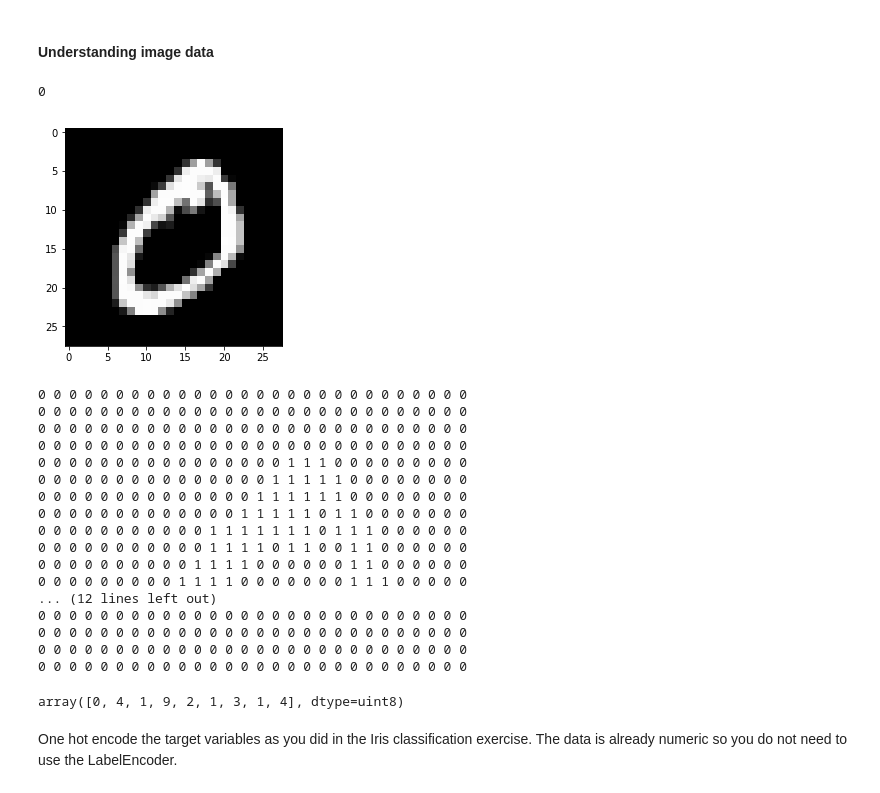
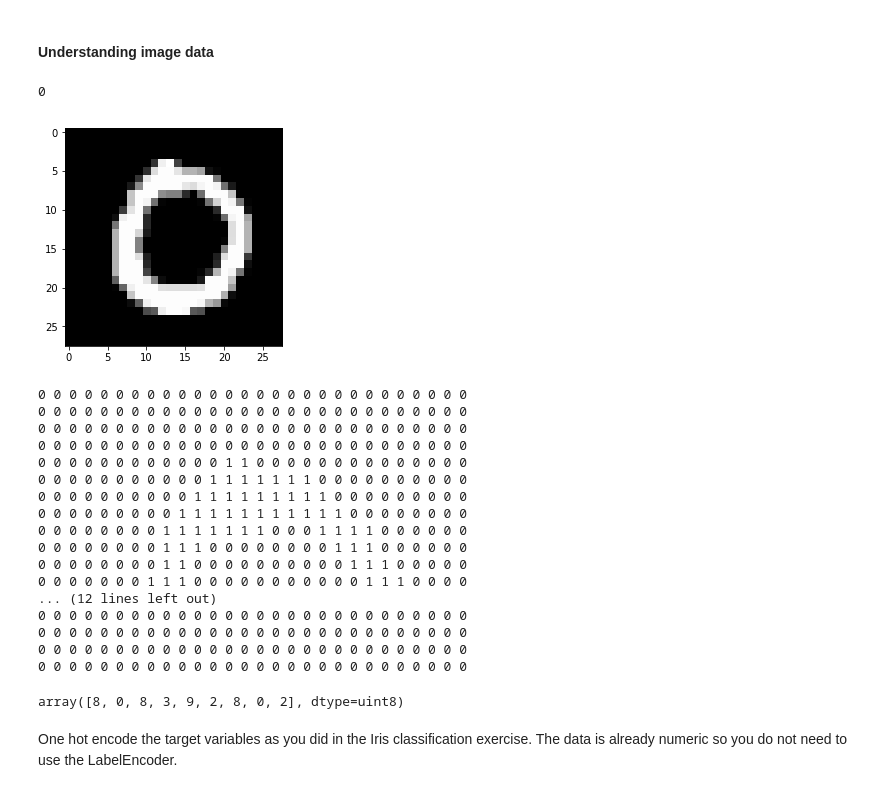
Before and after one commit to UoA-eResearch/deep-learning-tutorial-2019, a Jupyter notebook: Exercise 3 - conv nets mnist.ipynb, the cells around one changed output. Cells and saved outputs as stored; diff of their text form; code cells hidden in the pictures.

```diff
--- a/Exercise 3 - conv nets mnist.ipynb
+++ b/Exercise 3 - conv nets mnist.ipynb
@@ -80,3 +95,5 @@ Downloading data from https://s3.amazonaws.com/img-datasets/mnist.npz
+# %%
+X_train, X_val, y_train, y_val = train_test_split(X_train, y_train, test_size=0.2, random_state=seed)
 # %% [markdown]
 A two dimensional convolutional neural network expects data to be arranged in a four dimensional shape: *number of samples*  x  *width*  x *height*  x *channels*.
 
@@ -107,14 +125,14 @@ X_train = X_train / 255
 X_test = X_test / 255
 # %%
 # Show the first image in the train dataset and the corresponding output variable
-plt.imshow(np.array(X_train[1,:,:,0]), cmap='gray')
-print(y_train[1])
+plt.imshow(np.array(X_train[2,:,:,0]), cmap='gray')
+print(y_train[2])
 # %% [output]
 0
-[figure, old version]
+[figure, new version]
 # %%
 # Showing the pixel values
-five = X_train[1].reshape(28,28)
+five = X_train[2].reshape(28,28)
 for row in range(28):
   for col in range(28):
     print("%.F " % five[row][col], end="")
@@ -124,14 +142,14 @@ for row in range(28):
 0 0 0 0 0 0 0 0 0 0 0 0 0 0 0 0 0 0 0 0 0 0 0 0 0 0 0 0
 0 0 0 0 0 0 0 0 0 0 0 0 0 0 0 0 0 0 0 0 0 0 0 0 0 0 0 0
 0 0 0 0 0 0 0 0 0 0 0 0 0 0 0 0 0 0 0 0 0 0 0 0 0 0 0 0
-0 0 0 0 0 0 0 0 0 0 0 0 0 0 0 0 1 1 1 0 0 0 0 0 0 0 0 0
-0 0 0 0 0 0 0 0 0 0 0 0 0 0 0 1 1 1 1 1 0 0 0 0 0 0 0 0
-0 0 0 0 0 0 0 0 0 0 0 0 0 0 1 1 1 1 1 1 0 0 0 0 0 0 0 0
-0 0 0 0 0 0 0 0 0 0 0 0 0 1 1 1 1 1 0 1 1 0 0 0 0 0 0 0
-0 0 0 0 0 0 0 0 0 0 0 1 1 1 1 1 1 1 0 1 1 1 0 0 0 0 0 0
-0 0 0 0 0 0 0 0 0 0 0 1 1 1 1 0 1 1 0 0 1 1 0 0 0 0 0 0
-0 0 0 0 0 0 0 0 0 0 1 1 1 1 0 0 0 0 0 0 1 1 0 0 0 0 0 0
-0 0 0 0 0 0 0 0 0 1 1 1 1 0 0 0 0 0 0 0 1 1 1 0 0 0 0 0
+0 0 0 0 0 0 0 0 0 0 0 0 1 1 0 0 0 0 0 0 0 0 0 0 0 0 0 0
+0 0 0 0 0 0 0 0 0 0 0 1 1 1 1 1 1 1 0 0 0 0 0 0 0 0 0 0
+0 0 0 0 0 0 0 0 0 0 1 1 1 1 1 1 1 1 1 0 0 0 0 0 0 0 0 0
+0 0 0 0 0 0 0 0 0 1 1 1 1 1 1 1 1 1 1 1 0 0 0 0 0 0 0 0
+0 0 0 0 0 0 0 0 1 1 1 1 1 1 1 0 0 0 1 1 1 1 0 0 0 0 0 0
+0 0 0 0 0 0 0 0 1 1 1 0 0 0 0 0 0 0 0 1 1 1 0 0 0 0 0 0
+0 0 0 0 0 0 0 0 1 1 0 0 0 0 0 0 0 0 0 0 1 1 1 0 0 0 0 0
+0 0 0 0 0 0 0 1 1 1 0 0 0 0 0 0 0 0 0 0 0 1 1 1 0 0 0 0
 ... (12 lines left out)
 0 0 0 0 0 0 0 0 0 0 0 0 0 0 0 0 0 0 0 0 0 0 0 0 0 0 0 0
 0 0 0 0 0 0 0 0 0 0 0 0 0 0 0 0 0 0 0 0 0 0 0 0 0 0 0 0
@@ -140,7 +158,7 @@ for row in range(28):
 # %%
 y_train[1:10]
 # %% [output]
-array([0, 4, 1, 9, 2, 1, 3, 1, 4], dtype=uint8)
+array([8, 0, 8, 3, 9, 2, 8, 0, 2], dtype=uint8)
 # %% [markdown]
 One hot encode the target variables as you did in the Iris classification exercise. The data is already numeric so you do not need to use the LabelEncoder.
 # %%
```
Also changed, not shown: parts of 23 cells of this notebook.
